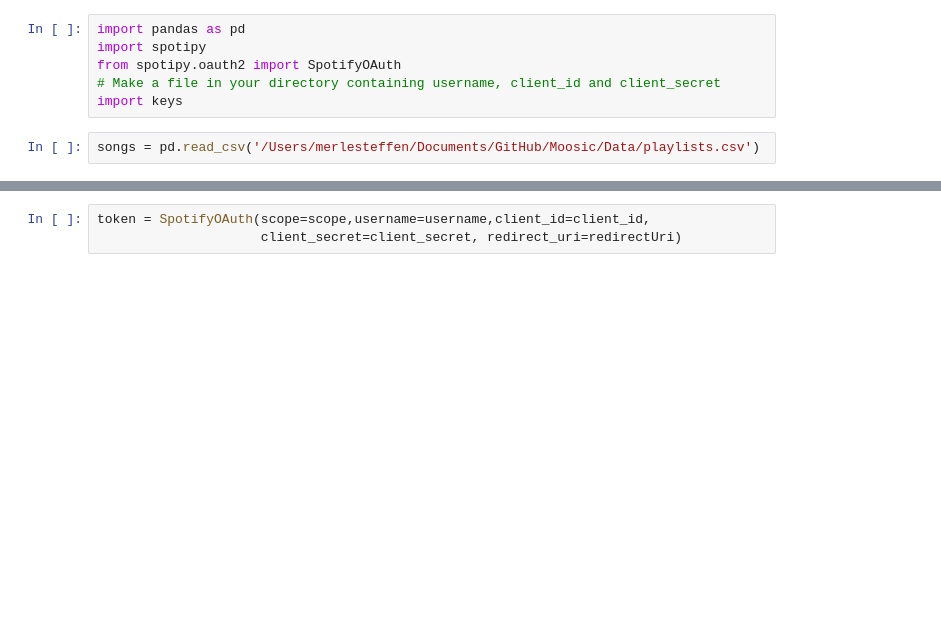
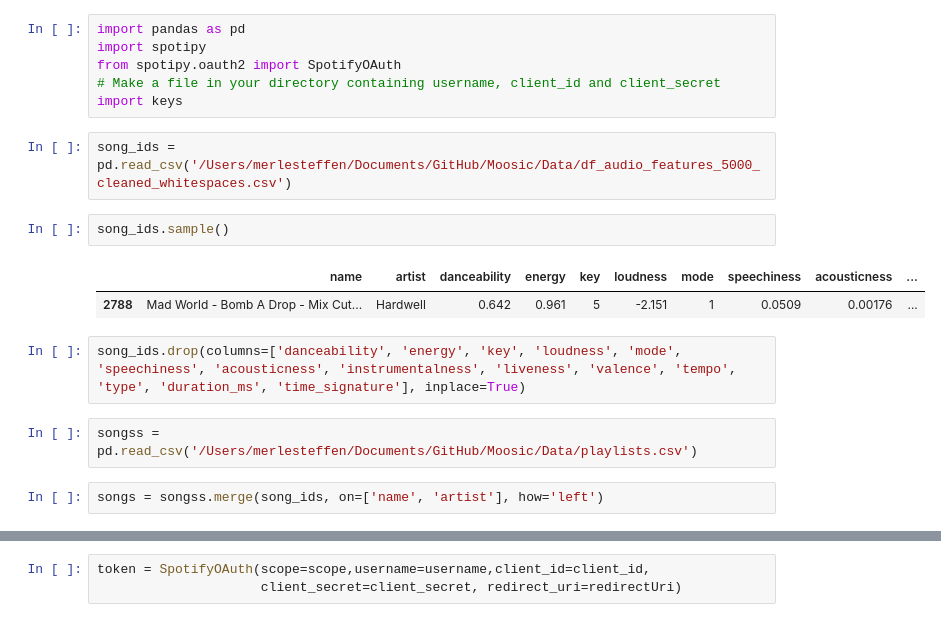
Before and after one commit to MerleSt/SpotifyPlaylistMoosic, a Jupyter notebook: Notebooks/Upload_Spotify.ipynb, the cells around one changed output, grey strips where cells are left out. Drawn from its saved outputs; the diff is of its cells as text; blank space fills up the shorter version.

```diff
--- a/Notebooks/Upload_Spotify.ipynb
+++ b/Notebooks/Upload_Spotify.ipynb
@@ -8,5 +8,16 @@ import spotipy
 from spotipy.oauth2 import SpotifyOAuth
 # Make a file in your directory containing username, client_id and client_secret
 import keys
-# %%
-songs = pd.read_csv('/Users/merlesteffen/Documents/GitHub/Moosic/Data/playlists.csv')
+# %%
+song_ids = pd.read_csv('/Users/merlesteffen/Documents/GitHub/Moosic/Data/df_audio_features_5000_cleaned_whitespaces.csv')
+# %%
+song_ids.sample()
+# %% [output]
+|  | name | artist | danceability | energy | key | loudness | mode | speechiness | acousticness | ... |
+| 2788 | Mad World - Bomb A Drop - Mix Cut... | Hardwell | 0.642 | 0.961 | 5 | -2.151 | 1 | 0.0509 | 0.00176 | ... |
+# %%
+song_ids.drop(columns=['danceability', 'energy', 'key', 'loudness', 'mode', 'speechiness', 'acousticness', 'instrumentalness', 'liveness', 'valence', 'tempo', 'type', 'duration_ms', 'time_signature'], inplace=True)
+# %%
+songss = pd.read_csv('/Users/merlesteffen/Documents/GitHub/Moosic/Data/playlists.csv')
+# %%
+songs = songss.merge(song_ids, on=['name', 'artist'], how='left')
```
Also changed, not shown: parts of 8 cells of this notebook, 3 other files.
